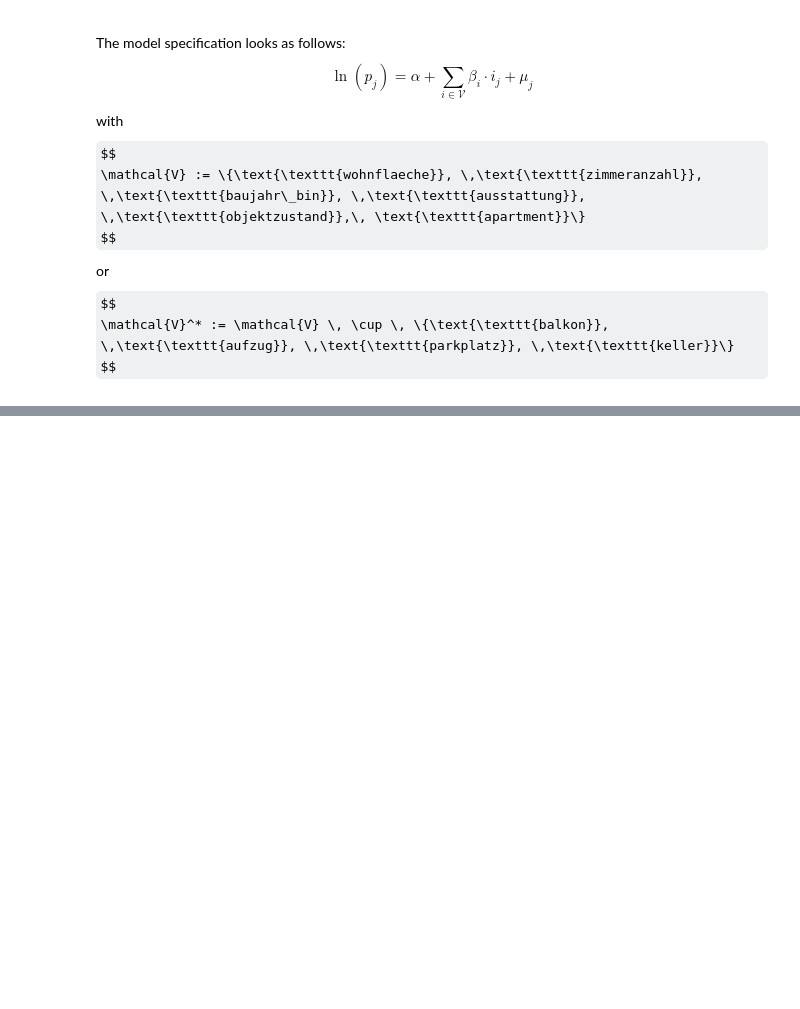
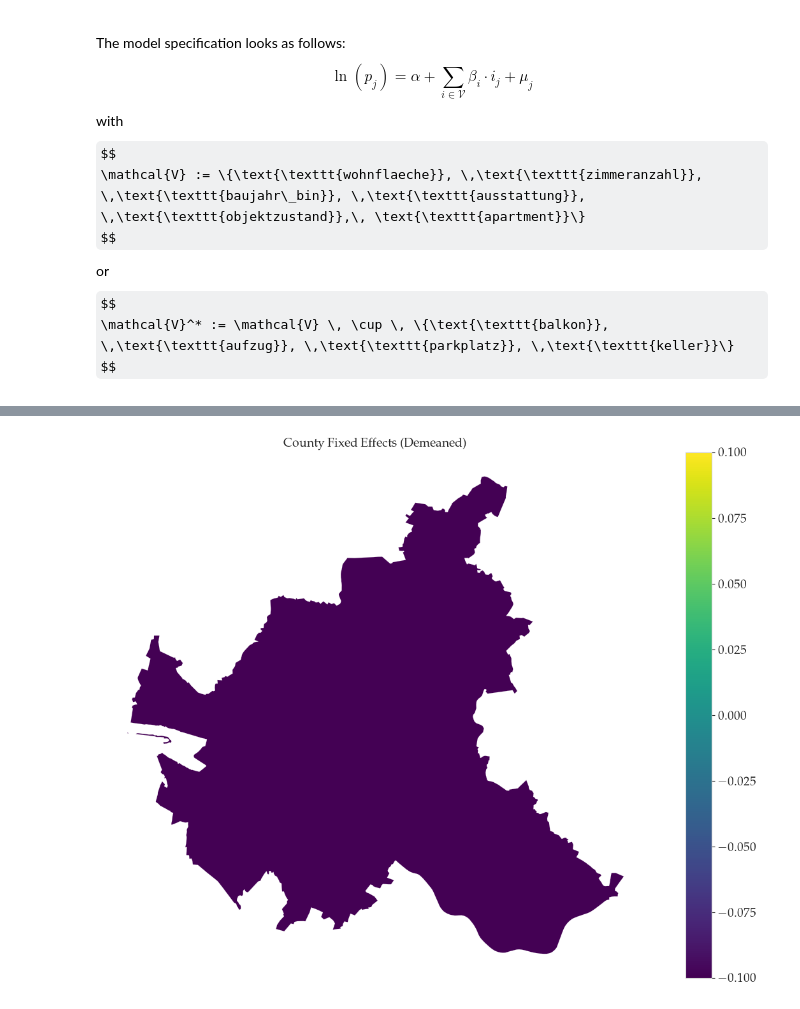
Before and after one commit to jendrkk/QSE-Tutorial, a Jupyter notebook: Topic_1/task_2.ipynb, the cells around one changed output, grey strips where cells are left out. Saved outputs shown, nothing was run; the diff lists cells and outputs as text; code cells hidden in the pictures; some formulas as TeX source; blank space fills up the shorter version.

```diff
--- a/Topic_1/task_2.ipynb
+++ b/Topic_1/task_2.ipynb
@@ -40,6 +40,8 @@ data_wm["log_rent_sqm"] = np.log(data_wm["rent_sqm"])
 data_k = pd.concat([data_wk, data_hk], ignore_index=True)
 data_k["kid2019"] = data_k["kid2019"].astype(str).str.zfill(5)
 
+data_wm["kid2019"] = data_wm["kid2019"].astype(str).str.zfill(5)
+
 del data_wk, data_hk
 gc.collect()
 # %% [output]
@@ -423,0 +474,17 @@ N counties: 1
+# %%
+# Change the index of county_fe_demeaned to string
+county_fe_demeaned.index = county_fe_demeaned.index.astype(str).str.zfill(5)
+# Plot the data
+# Join the geometries to the data
+county_fe_gdf = kreise.merge(county_fe_demeaned, left_on="county_id", right_index=True)
+fig, ax = plt.subplots()
+county_fe_gdf.plot(column="rent_index", cmap="viridis", linewidth=0.1, ax=ax, edgecolor='white', legend=True)
+ax.set_title("County Fixed Effects (Demeaned)")
+ax.set_axis_off()
+plt.savefig(plot_dir / "county_rent_index.png", bbox_inches='tight')
+plt.show()
+
+# Save to csv
+county_fe_demeaned.to_csv("county_rent_index_demeaned.csv", header=True)
+# %% [output]
+[figure, added]
```
Also changed, not shown: parts of 7 cells of this notebook, 6 other files.
